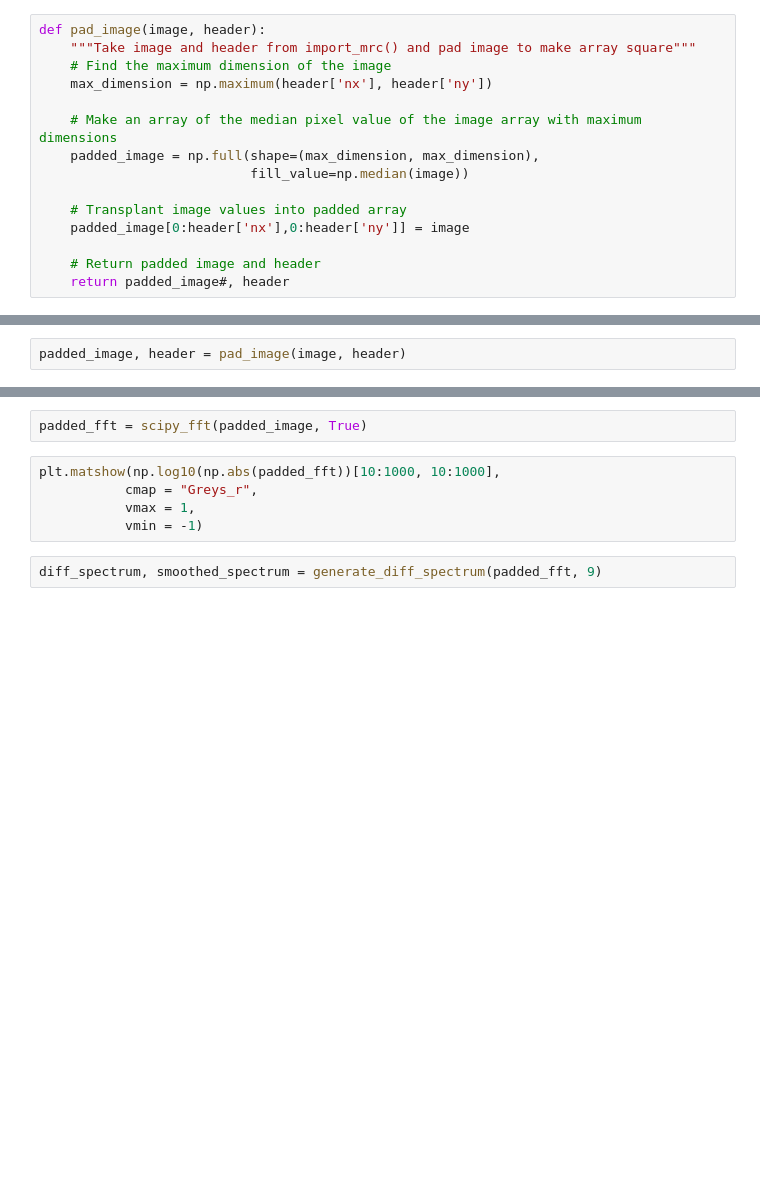
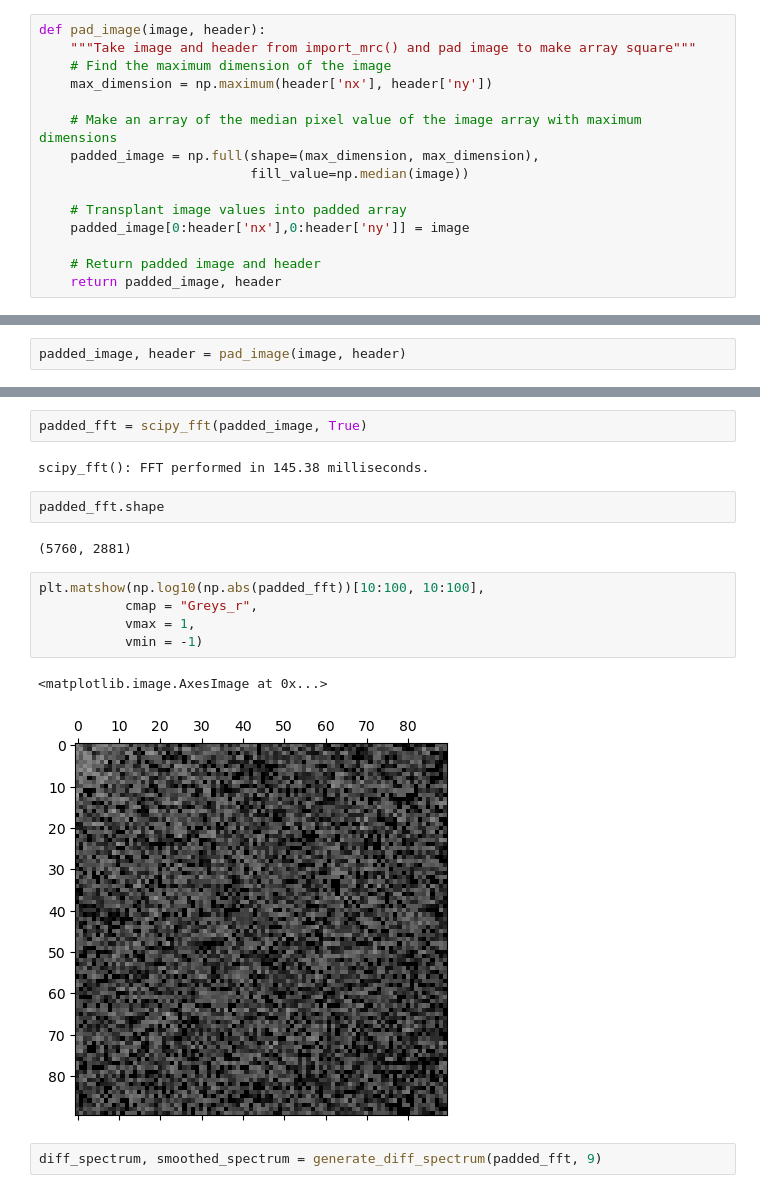
Before and after one commit to r-karimi/saxtal, a Jupyter notebook: saxtal_functions.ipynb, the cells around one changed output, grey strips where cells are left out. Saved outputs shown, nothing was run; the diff lists cells and outputs as text; blank space fills up the shorter version.

```diff
--- a/saxtal_functions.ipynb
+++ b/saxtal_functions.ipynb
@@ -78,7 +80,7 @@ def pad_image(image, header):
     padded_image[0:header['nx'],0:header['ny']] = image
 
     # Return padded image and header
-    return padded_image#, header
+    return padded_image, header
 # %%
 def scipy_fft(padded_image, print_timestamps=False):
     """Take padded image from pad_image() and return the FFT"""
@@ -346,10 +369,19 @@ padded_image, header = pad_image(image, header)
 # %%
 padded_fft = scipy_fft(padded_image, True)
+# %% [output]
+scipy_fft(): FFT performed in 145.38 milliseconds.
+# %%
+padded_fft.shape
+# %% [output]
+(5760, 2881)
 # %%
-plt.matshow(np.log10(np.abs(padded_fft))[10:1000, 10:1000],
+plt.matshow(np.log10(np.abs(padded_fft))[10:100, 10:100],
            cmap = "Greys_r",
            vmax = 1,
            vmin = -1)
+# %% [output]
+<matplotlib.image.AxesImage at 0x...>
+[figure, added]
 # %%
 diff_spectrum, smoothed_spectrum = generate_diff_spectrum(padded_fft, 9)
 # %%
```
Also changed, not shown: parts of 6 cells of this notebook, 2 other files.
